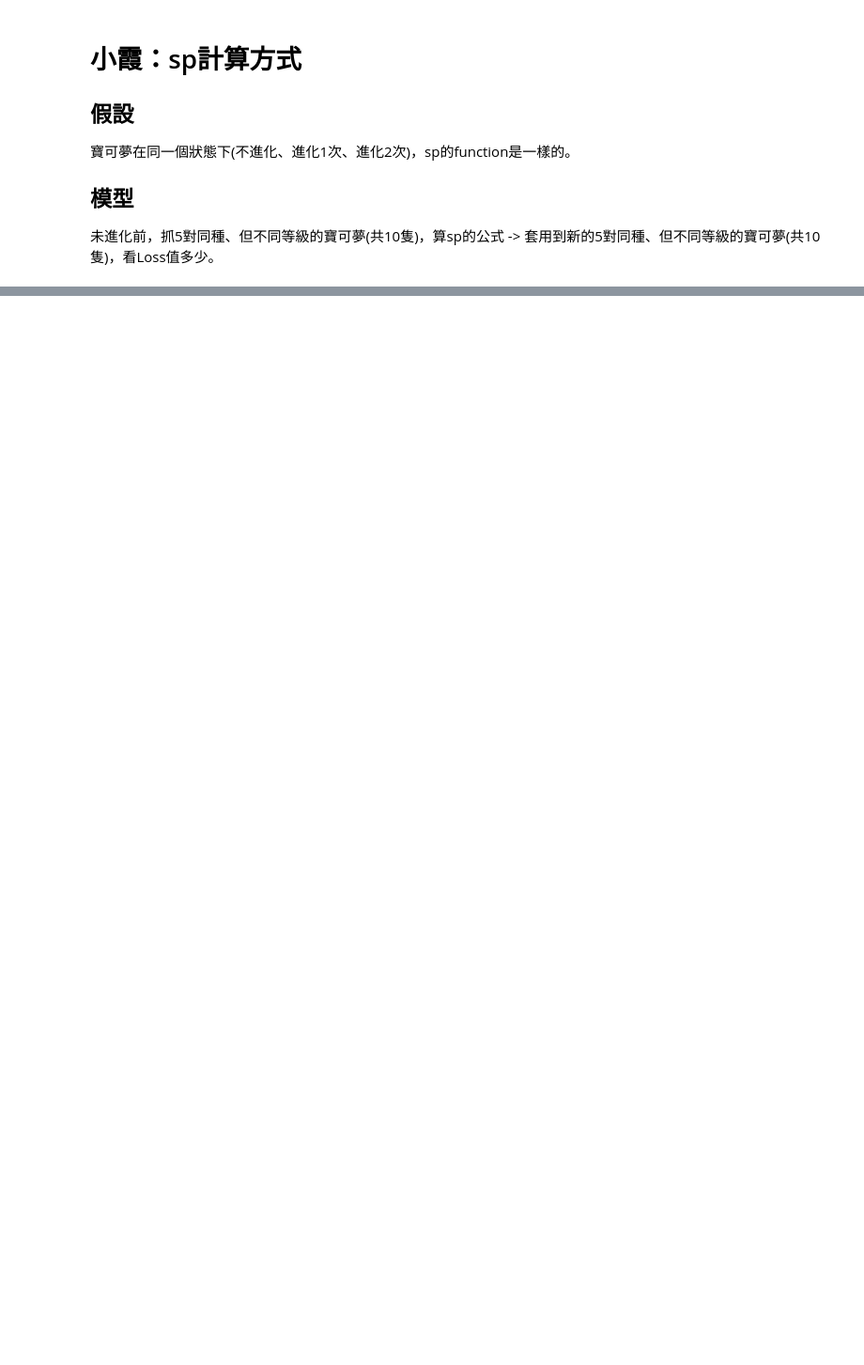
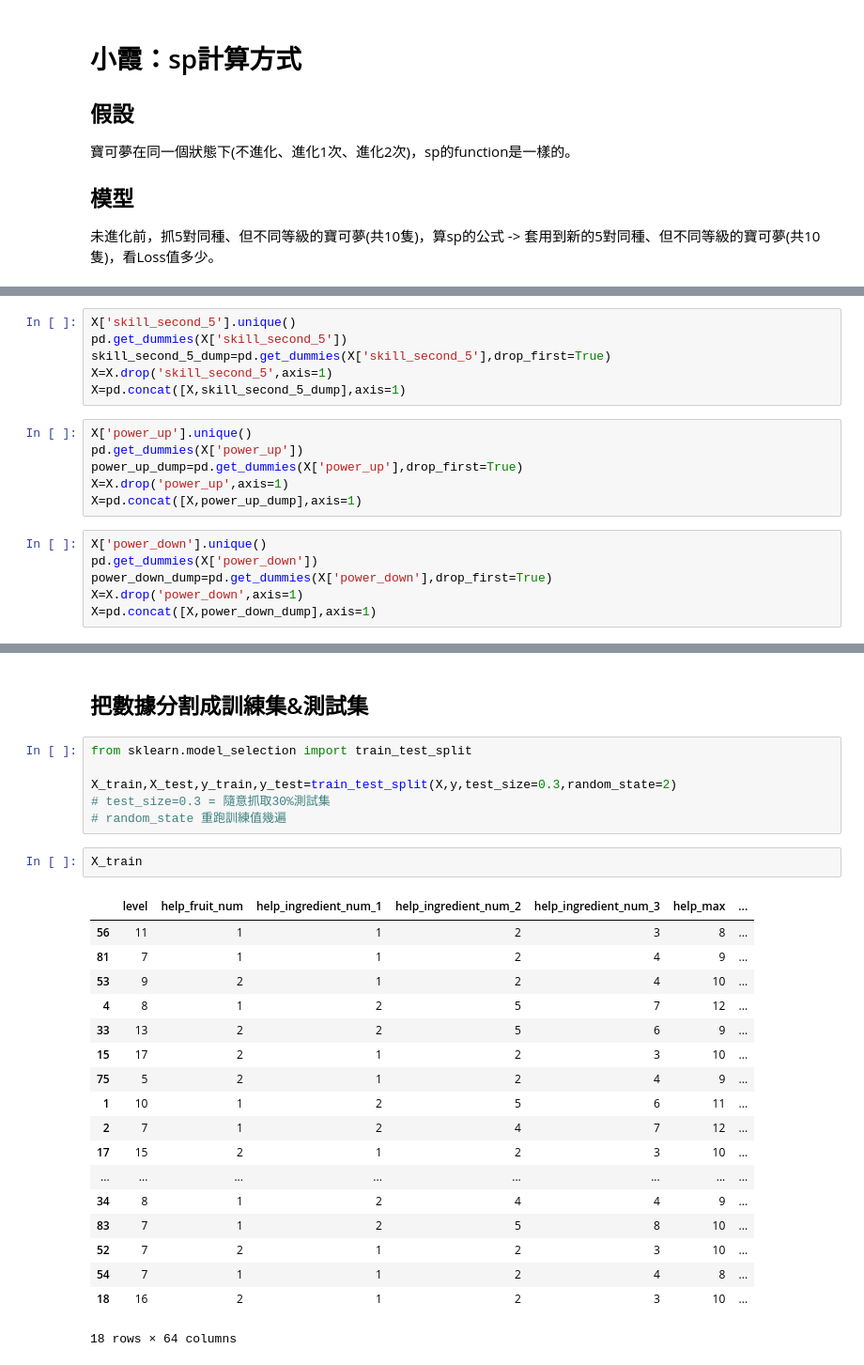
Before and after one commit to ruth8607253/pokemon_sleep_sp, a Jupyter notebook: kasumi.ipynb, the cells around one changed output, grey strips where cells are left out. Shown at 94% size. Saved outputs shown, nothing was run; the diff lists cells and outputs as text; blank space fills up the shorter version.

```diff
--- a/kasumi.ipynb
+++ b/kasumi.ipynb
@@ -285,0 +207,18 @@ fig.show()
+# %%
+X['skill_second_5'].unique()
+pd.get_dummies(X['skill_second_5'])
+skill_second_5_dump=pd.get_dummies(X['skill_second_5'],drop_first=True)
+X=X.drop('skill_second_5',axis=1)
+X=pd.concat([X,skill_second_5_dump],axis=1)
+# %%
+X['power_up'].unique()
+pd.get_dummies(X['power_up'])
+power_up_dump=pd.get_dummies(X['power_up'],drop_first=True)
+X=X.drop('power_up',axis=1)
+X=pd.concat([X,power_up_dump],axis=1)
+# %%
+X['power_down'].unique()
+pd.get_dummies(X['power_down'])
+power_down_dump=pd.get_dummies(X['power_down'],drop_first=True)
+X=X.drop('power_down',axis=1)
+X=pd.concat([X,power_down_dump],axis=1)
@@ -285,0 +246,29 @@ fig.show()
+# %% [markdown]
+## 把數據分割成訓練集&測試集
+# %%
+from sklearn.model_selection import train_test_split
+
+X_train,X_test,y_train,y_test=train_test_split(X,y,test_size=0.3,random_state=2)
+# test_size=0.3 = 隨意抓取30%測試集
+# random_state 重跑訓練值幾遍
+# %%
+X_train
+# %% [output]
+|  | level | help_fruit_num | help_ingredient_num_1 | help_ingredient_num_2 | help_ingredient_num_3 | help_max | ... |
+| 56 | 11 | 1 | 1 | 2 | 3 | 8 | ... |
+| 81 | 7 | 1 | 1 | 2 | 4 | 9 | ... |
+| 53 | 9 | 2 | 1 | 2 | 4 | 10 | ... |
+| 4 | 8 | 1 | 2 | 5 | 7 | 12 | ... |
+| 33 | 13 | 2 | 2 | 5 | 6 | 9 | ... |
+| 15 | 17 | 2 | 1 | 2 | 3 | 10 | ... |
+| 75 | 5 | 2 | 1 | 2 | 4 | 9 | ... |
+| 1 | 10 | 1 | 2 | 5 | 6 | 11 | ... |
+| 2 | 7 | 1 | 2 | 4 | 7 | 12 | ... |
+| 17 | 15 | 2 | 1 | 2 | 3 | 10 | ... |
+| ... | ... | ... | ... | ... | ... | ... | ... |
+| 34 | 8 | 1 | 2 | 4 | 4 | 9 | ... |
+| 83 | 7 | 1 | 2 | 5 | 8 | 10 | ... |
+| 52 | 7 | 2 | 1 | 2 | 3 | 10 | ... |
+| 54 | 7 | 1 | 1 | 2 | 4 | 8 | ... |
+| 18 | 16 | 2 | 1 | 2 | 3 | 10 | ... |
+18 rows × 64 columns
```
Also changed, not shown: parts of 45 cells of this notebook, 4 other files.
